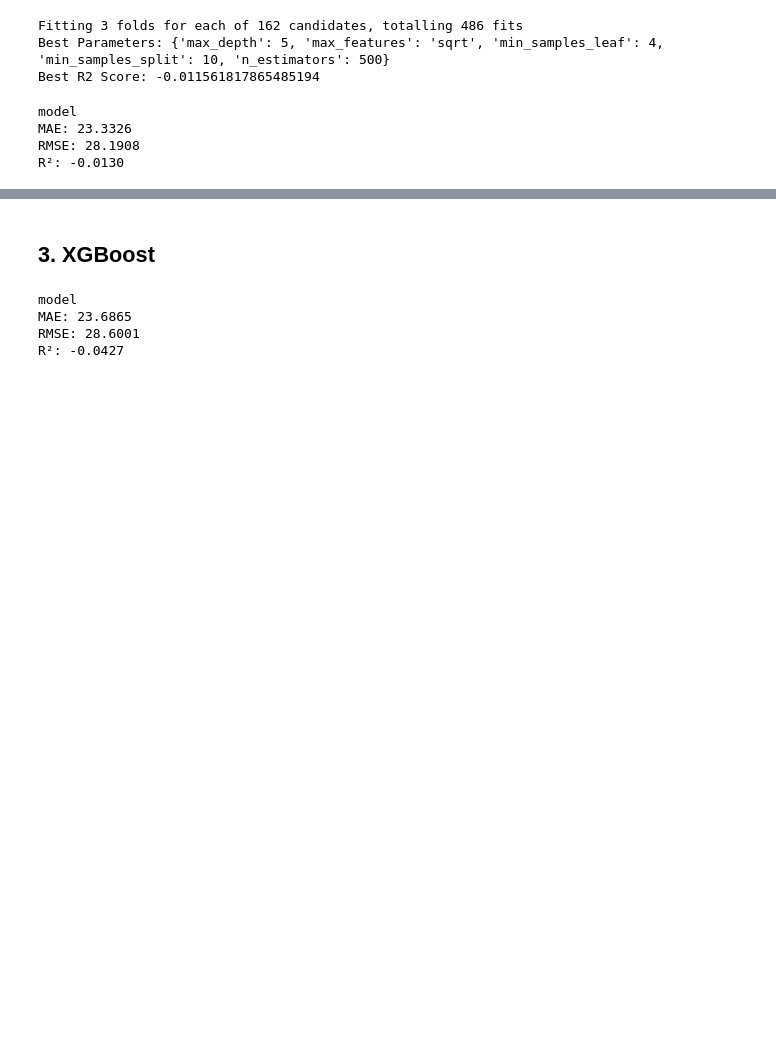
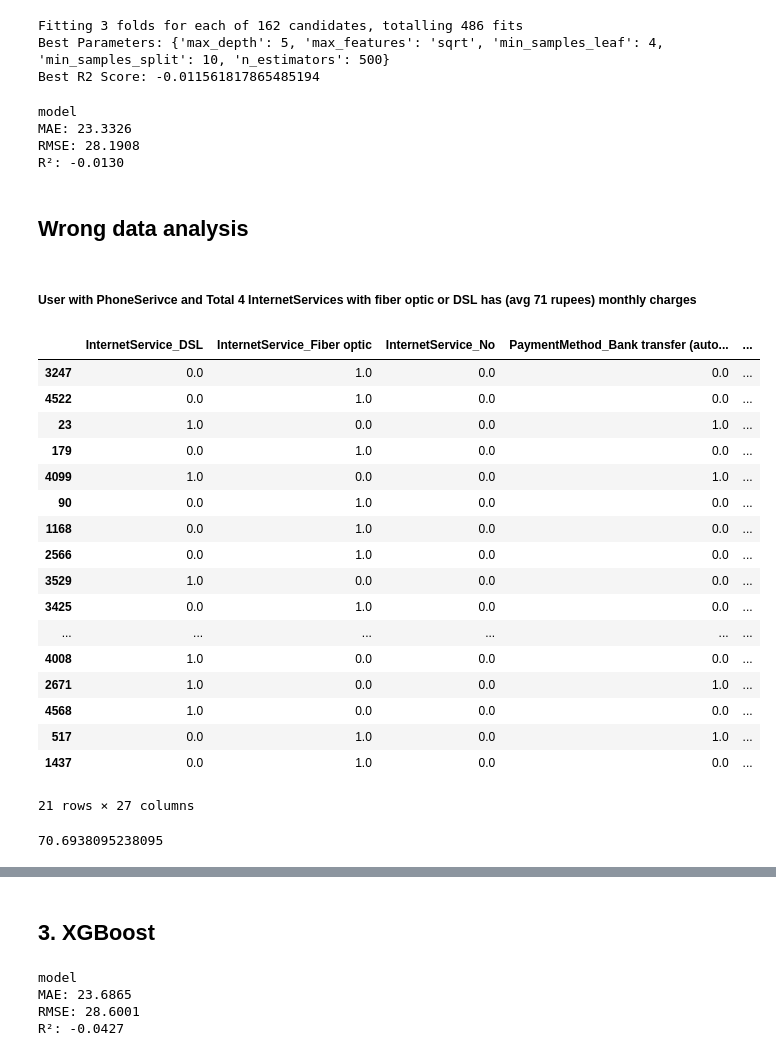
Before and after one commit to Roshani002/SSPL_Practical_Assessment, a Jupyter notebook: regression_models.ipynb, the cells around one changed output, grey strips where cells are left out. Saved outputs shown, nothing was run; the diff lists cells and outputs as text; code cells hidden in the pictures; blank space fills up the shorter version.

```diff
--- a/regression_models.ipynb
+++ b/regression_models.ipynb
@@ -212,0 +213,41 @@ pickle.dump(grid_search_rf, open("processed_data/models/regression/rf_tuned_mode
+# %% [markdown]
+## Wrong data analysis
+# %%
+df = X_test_mixed.copy()
+df['y_true'] = y_test_mixed
+df['y_pred'] = y_pred_rf
+df['diff'] = y_test_mixed - y_pred_rf
+# %% [markdown]
+##### **User with PhoneSerivce and Total 4 InternetServices with fiber optic or DSL has (avg 71 rupees) monthly charges**
+# %%
+correct_charges = df[
+    (df['InternetService_No'] == 0) &
+    (df['MultipleLines'] == 0) &
+    (df['PhoneService'] == 1) &
+    (df['TotalInternetServicesUsed'] == 4)
+]
+correct_charges
+# %% [output]
+|  | InternetService_DSL | InternetService_Fiber optic | InternetService_No | PaymentMethod_Bank transfer (auto... | ... |
+| 3247 | 0.0 | 1.0 | 0.0 | 0.0 | ... |
+| 4522 | 0.0 | 1.0 | 0.0 | 0.0 | ... |
+| 23 | 1.0 | 0.0 | 0.0 | 1.0 | ... |
+| 179 | 0.0 | 1.0 | 0.0 | 0.0 | ... |
+| 4099 | 1.0 | 0.0 | 0.0 | 1.0 | ... |
+| 90 | 0.0 | 1.0 | 0.0 | 0.0 | ... |
+| 1168 | 0.0 | 1.0 | 0.0 | 0.0 | ... |
+| 2566 | 0.0 | 1.0 | 0.0 | 0.0 | ... |
+| 3529 | 1.0 | 0.0 | 0.0 | 0.0 | ... |
+| 3425 | 0.0 | 1.0 | 0.0 | 0.0 | ... |
+| ... | ... | ... | ... | ... | ... |
+| 4008 | 1.0 | 0.0 | 0.0 | 0.0 | ... |
+| 2671 | 1.0 | 0.0 | 0.0 | 1.0 | ... |
+| 4568 | 1.0 | 0.0 | 0.0 | 0.0 | ... |
+| 517 | 0.0 | 1.0 | 0.0 | 1.0 | ... |
+| 1437 | 0.0 | 1.0 | 0.0 | 0.0 | ... |
+21 rows × 27 columns
+# %%
+mean_correct = correct_charges['y_true'].mean()
+print(mean_correct)
+# %% [output]
+70.6938095238095
```
Also changed, not shown: parts of 14 cells of this notebook, 6 other files.
